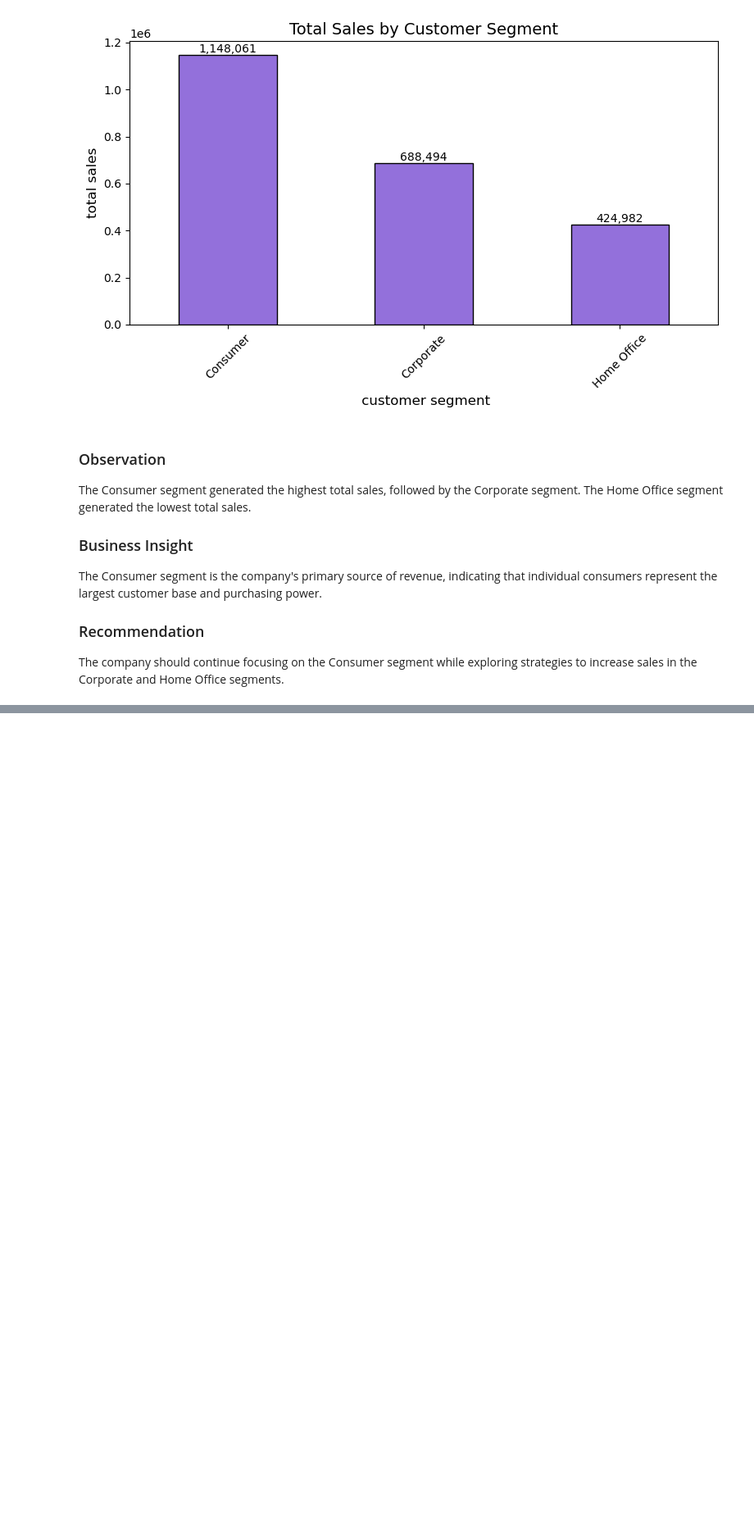
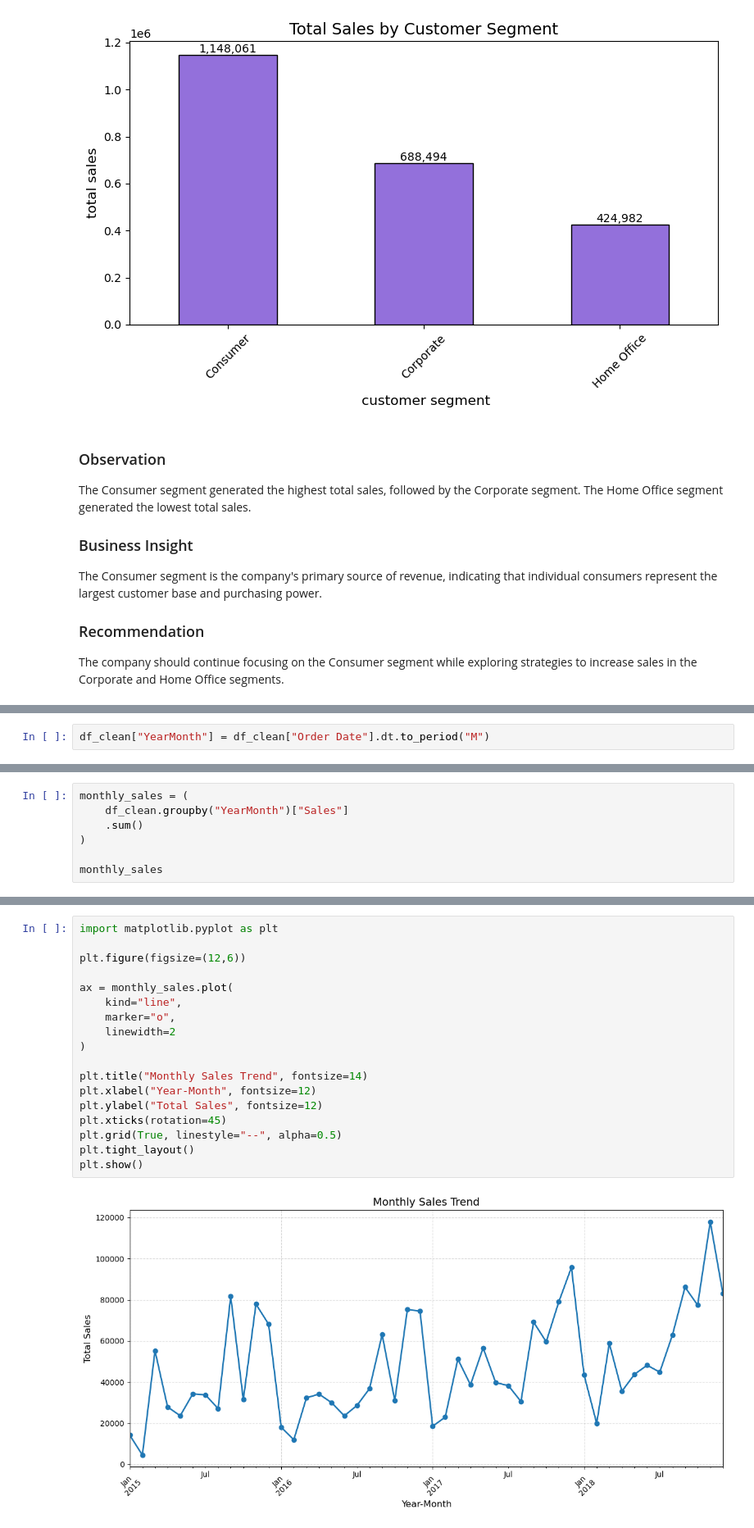
Before and after one commit to rominashamsi/Sales-Data-Analysis, a Jupyter notebook: Notebooks/analysis.ipynb, the cells around one changed output, grey strips where cells are left out. Shown at 82% size. Cells and saved outputs as stored; diff of their text form; blank space fills up the shorter version.

```diff
--- a/Notebooks/analysis.ipynb
+++ b/Notebooks/analysis.ipynb
@@ -486,0 +556,2 @@ The company should continue focusing on the Consumer segment while exploring str
+# %%
+df_clean["YearMonth"] = df_clean["Order Date"].dt.to_period("M")
@@ -486,0 +567,7 @@ The company should continue focusing on the Consumer segment while exploring str
+# %%
+monthly_sales = (
+    df_clean.groupby("YearMonth")["Sales"]
+    .sum()
+)
+
+monthly_sales
@@ -486,0 +592,20 @@ The company should continue focusing on the Consumer segment while exploring str
+# %%
+import matplotlib.pyplot as plt
+
+plt.figure(figsize=(12,6))
+
+ax = monthly_sales.plot(
+    kind="line",
+    marker="o",
+    linewidth=2
+)
+
+plt.title("Monthly Sales Trend", fontsize=14)
+plt.xlabel("Year-Month", fontsize=12)
+plt.ylabel("Total Sales", fontsize=12)
+plt.xticks(rotation=45)
+plt.grid(True, linestyle="--", alpha=0.5)
+plt.tight_layout()
+plt.show()
+# %% [output]
+[figure, added]
```
Also changed, not shown: parts of 8 cells of this notebook.
